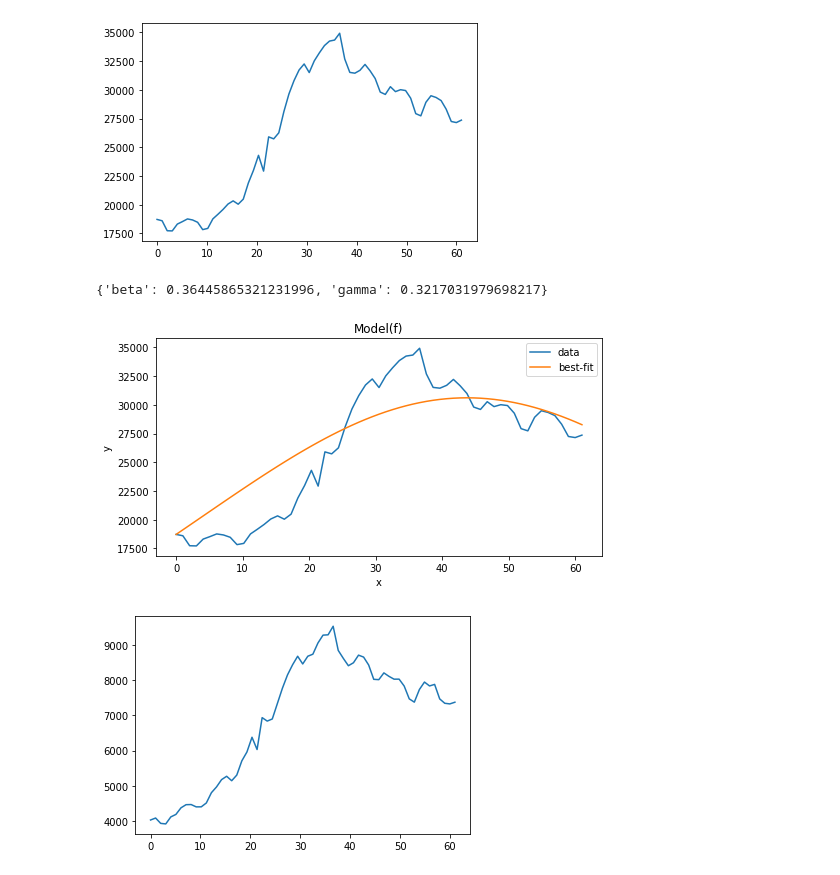
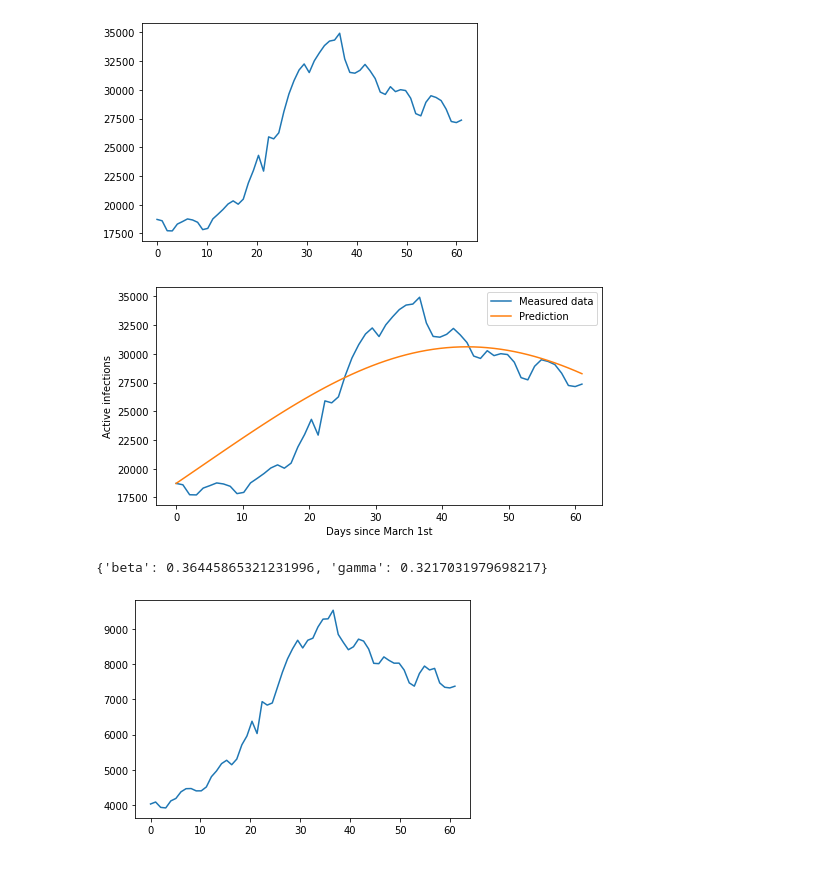
Before and after one commit to ThibaultMagnini/Kmeans-COVID-19-BelgianProvinces, a Jupyter notebook: SIR-Model/provinces_fitting.ipynb, the cells around one changed output. Cells and saved outputs as stored; diff of their text form; code cells hidden in the pictures.

Commit message:
Changed plots legends, xlabels

```diff
--- a/SIR-Model/provinces_fitting.ipynb
+++ b/SIR-Model/provinces_fitting.ipynb
@@ -88,20 +88,25 @@ total1 = res[1]["total"]
 # %%
 pop = 1869730 + 1200945 + 1525255 + 877370 + 1109800
 S0 = round((pop - total1[107]))
 I0 = round(active1[107])
 R0 = round(recovered1[107])
 
 mod = lmfit.Model(f)
 mod.set_param_hint("beta", value=0.05, vary=True, min=0)
 mod.set_param_hint("gamma", value=0.05, vary=True, min=0)
 params = mod.make_params()
 result = mod.fit(active1[107:168], params, method='leastsq', x=x)
 plt.figure(figsize=(8, 4))
-result.plot_fit(datafmt="-")
+plt.plot(x, active1[107:168], label="Measured data")
+plt.plot(x, result.best_fit, label="Prediction")
+plt.xlabel("Days since March 1st")
+plt.ylabel("Active infections")
+plt.legend()
+plt.show()
 result.best_values
 # %% [output]
+[figure, new version]
 {'beta': 0.36445865321231996, 'gamma': 0.3217031979698217}
-[figure, old version]
 # %%
 # Cluster 2
 np.random.seed(42)
```
Also changed, not shown: parts of 4 cells of this notebook.
